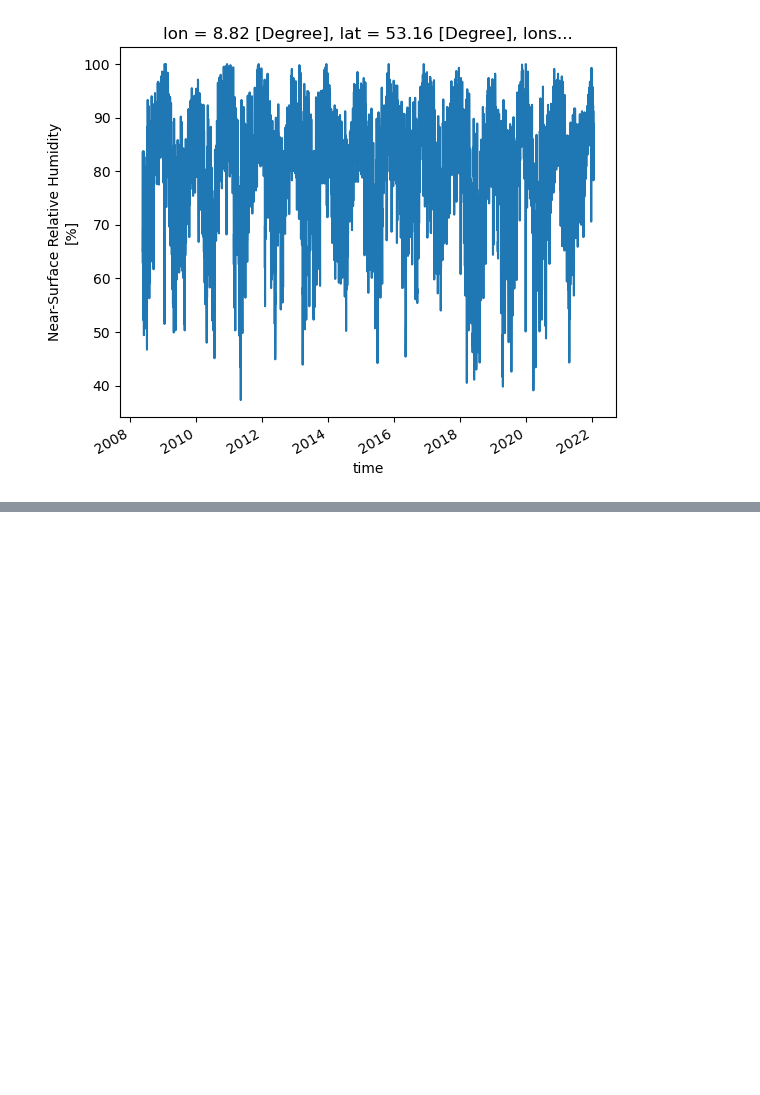
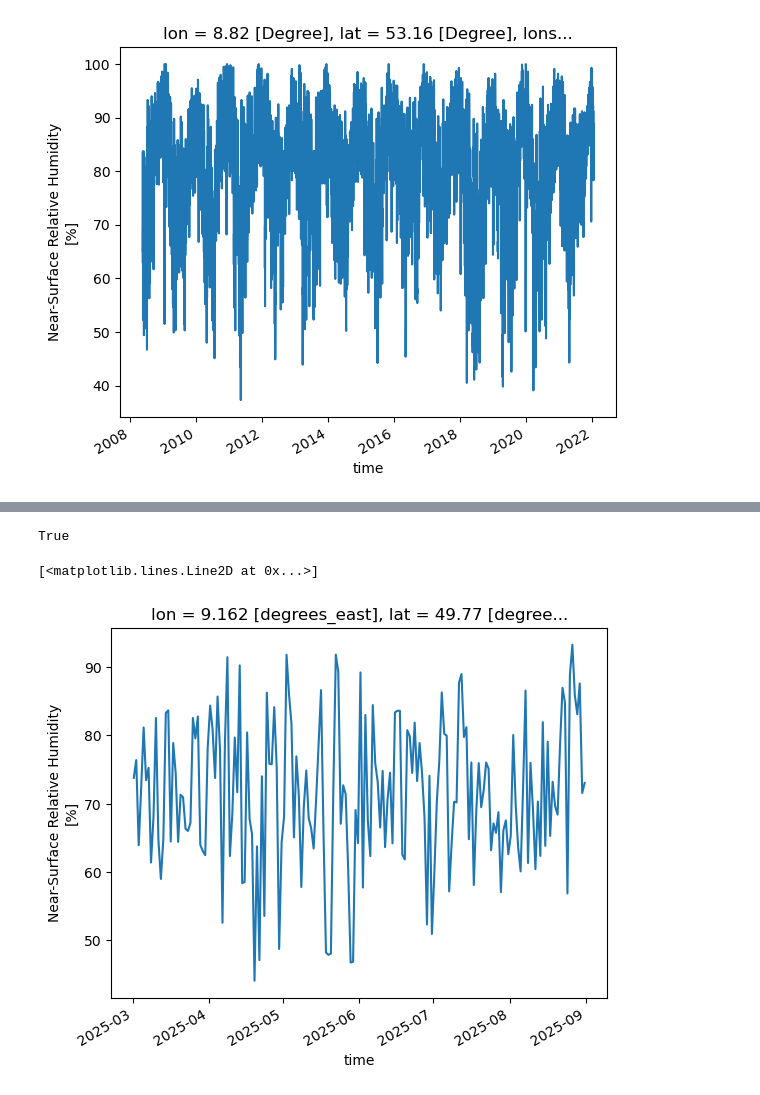
Before and after one commit to Coljak/Spreewasser-N, a Jupyter notebook: app/monica/climate_netcdf_forecast/a_testing_dataretrieval.ipynb, the cells around one changed output, grey strips where cells are left out. Cells and saved outputs as stored; diff of their text form; code cells hidden in the pictures; blank space fills up the shorter version.

Commit message:
Forecast implemented

```diff
--- a/app/monica/climate_netcdf_forecast/a_testing_dataretrieval.ipynb
+++ b/app/monica/climate_netcdf_forecast/a_testing_dataretrieval.ipynb
@@ -89,0 +142,12 @@ for a in range(200, 300):
+# %%
+path = 'forecast_r1i1p1_20250301-20250831.nc'
+nc = xr.open_dataset(path)
+# %%
+nc.variables['tasmin'].attrs['units']== 'K'
+# %% [output]
+True
+# %%
+nc.hurs[:, 55, 55].plot()
+# %% [output]
+[<matplotlib.lines.Line2D at 0x...>]
+[figure, added]
```
Also changed, not shown: parts of 14 cells of this notebook, 19 other files.
